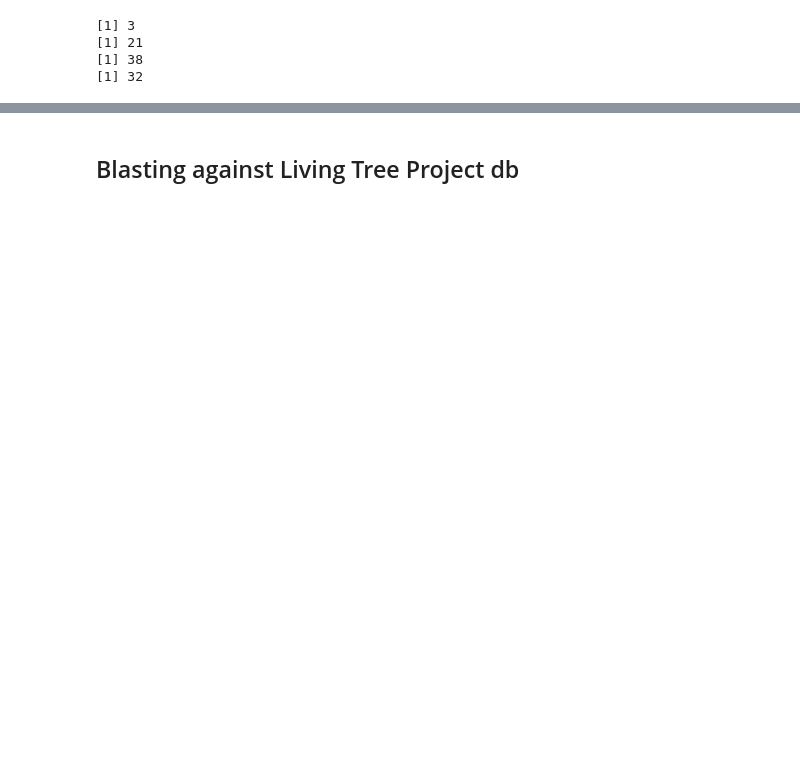
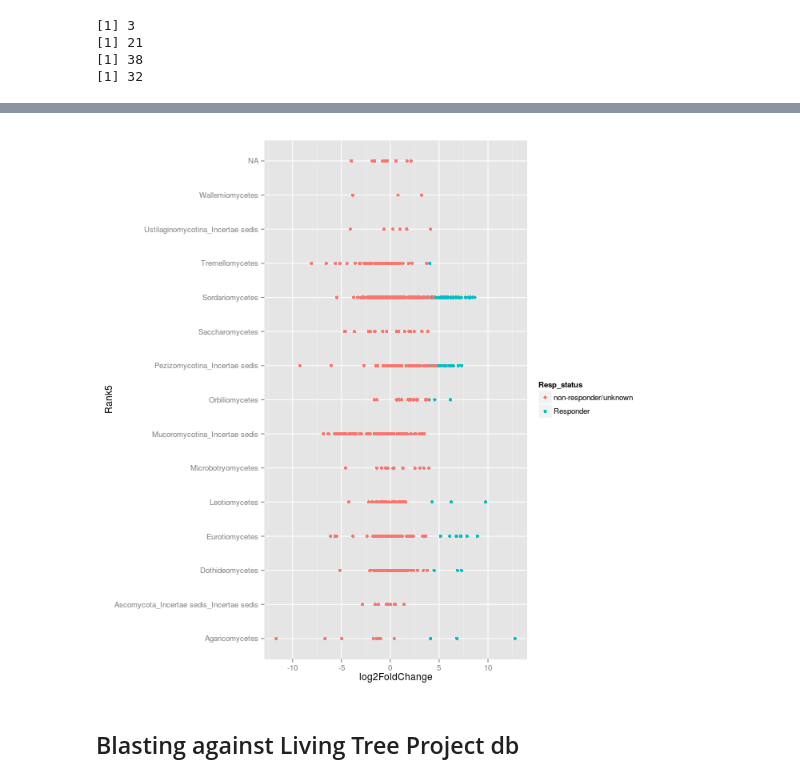
Before and after one commit to chvtk/Fungal_SIP, a Jupyter notebook: l2fc_table_warcuptax.ipynb, the cells around one changed output, grey strips where cells are left out. Drawn from its saved outputs; the diff is of its cells as text; code cells hidden in the pictures; blank space fills up the shorter version.

```diff
--- a/l2fc_table_warcuptax.ipynb
+++ b/l2fc_table_warcuptax.ipynb
@@ -442,3 +371,17 @@ mult
+# %%
+%%R
+new_df.l2fc$Resp_status[new_df.l2fc$padj > 0.10] = "non-responder/unknown"
+new_df.l2fc$Resp_status[new_df.l2fc$padj <= 0.10 & new_df.l2fc$log2FoldChange > 0] = "Responder"
+# %%
+%%R -w 700 -h 700
+p = ggplot(new_df.l2fc, aes(log2FoldChange, Rank5))
+p = p + geom_point(aes(color = Resp_status))
+#p = p + xlab("RNA log2-fold change") + ylab("DNA log2-fold change")
+#p = p + scale_colour_discrete((name="Responder Status"),
+ #                        labels =c("Nonresponder/Unknown", "DNA and RNA Responder"))
+p
+# %% [output]
+[figure, added]
 # %% [markdown]
 ## Blasting against Living Tree Project db
 # %%
```
Also changed, not shown: parts of 11 cells of this notebook.
